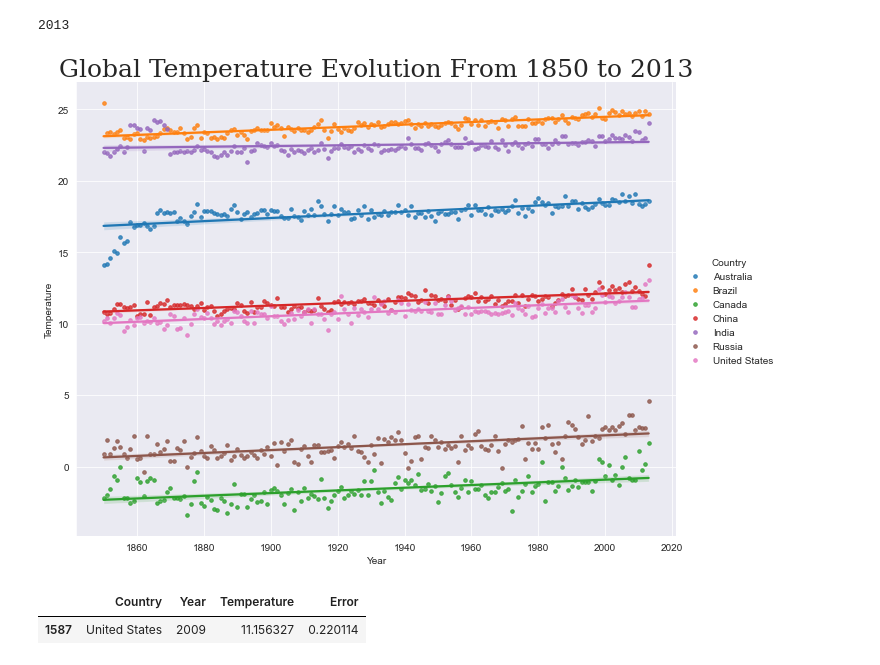
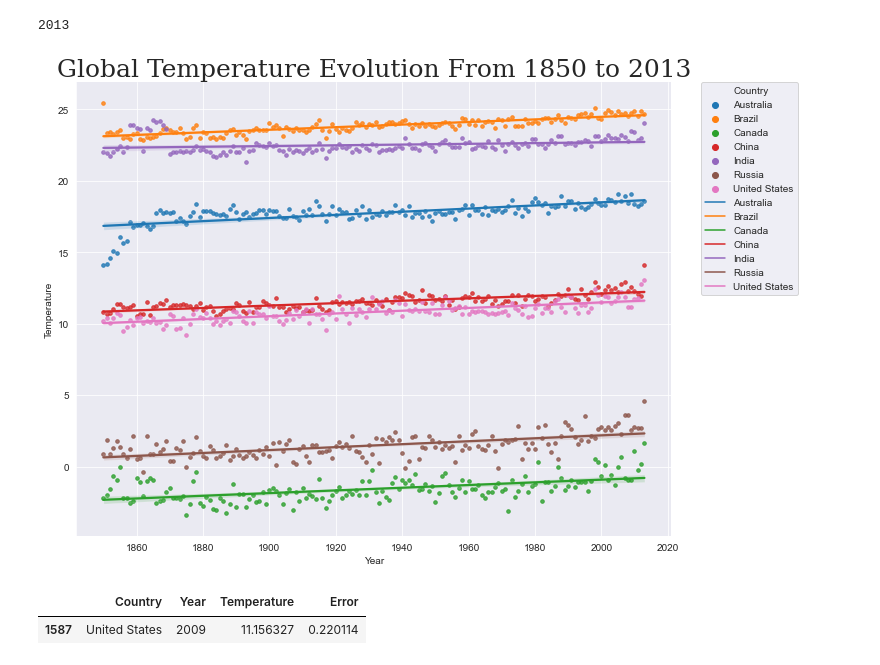
Before and after one commit to ZZQ-dev/2415-final-project, a Jupyter notebook: Final Project.ipynb, the cells around one changed output. Saved outputs shown, nothing was run; the diff lists cells and outputs as text; code cells hidden in the pictures.

```diff
--- a/Final Project.ipynb
+++ b/Final Project.ipynb
@@ -129,13 +129,14 @@ max(data1['Year'])
 # %%
 global_temperature_df = data1.loc[data1['Year'] >= 1850]
 
 # create plot
-sns.lmplot(data=global_temperature_df, x='Year', y='Temperature', hue='Country', height=7, aspect=1.3, scatter_kws={'s': 13})
+sns.lmplot(data=global_temperature_df, x='Year', y='Temperature', hue='Country', height=7, aspect=1.3, scatter_kws={'s': 13}, legend=False)
+plt.legend(handles=h2[:15], labels=l2[:15], bbox_to_anchor=(1.05, 1), loc='upper left', borderaxespad=0)
 plt.title('Global Temperature Evolution From 1850 to 2013', fontdict={'size': 25, 'family':'serif'}, loc='center')
 plt.savefig(r'D:\zzq\python_project\2415-final-project\2.png', bbox_inches="tight", facecolor='white')
 plt.show()
 # %% [output]
-[figure, old version]
+[figure, new version]
 # %%
 data111 = data1.loc[ (data1['Year'] == 2009)& (data1['Country']=='United States')]
 data111
```
Also changed, not shown: parts of 3 cells of this notebook.
